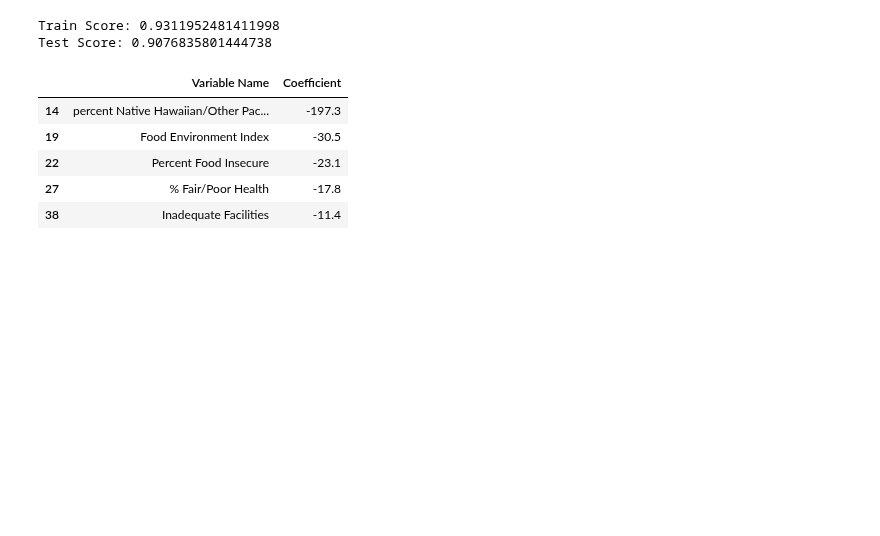
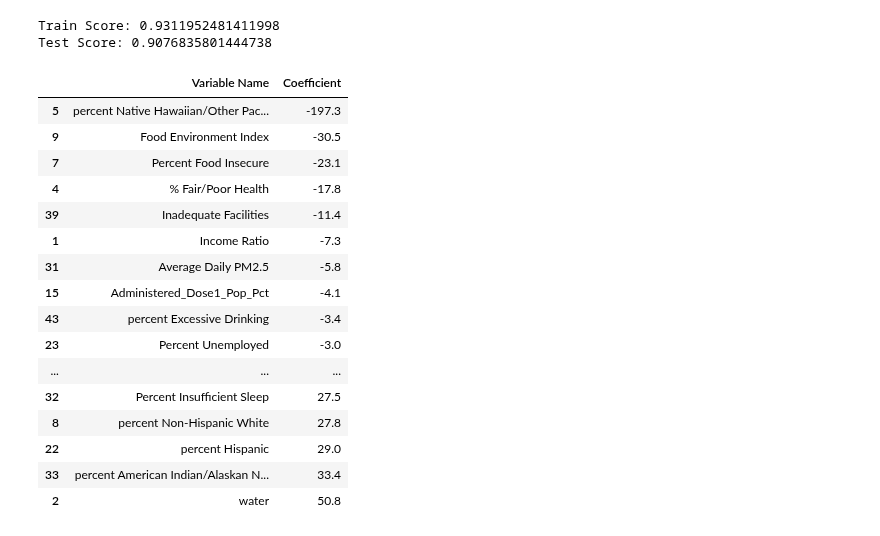
Before and after one commit to rafirahman27/Preparing_for_the_next_Pandemic, a Jupyter notebook: Code/04-Model_Benchmarks.ipynb, the cells around one changed output. Cells and saved outputs as stored; diff of their text form; code cells hidden in the pictures; blank space fills up the shorter version.

```diff
--- a/Code/04-Model_Benchmarks.ipynb
+++ b/Code/04-Model_Benchmarks.ipynb
@@ -105,11 +116,22 @@ Train Score: 0.9311952481411998
 Test Score: 0.9076835801444738
 # %%
 pd.DataFrame(set(zip(X4.columns, lr_county_deaths.coef_)), columns = ['Variable Name',
-                                    'Coefficient']).sort_values('Coefficient').round(1).head(5)
+                                    'Coefficient']).sort_values('Coefficient').round(1)
 # %% [output]
 |  | Variable Name | Coefficient |
-| 14 | percent Native Hawaiian/Other Pac... | -197.3 |
-| 19 | Food Environment Index | -30.5 |
-| 22 | Percent Food Insecure | -23.1 |
-| 27 | % Fair/Poor Health | -17.8 |
-| 38 | Inadequate Facilities | -11.4 |
+| 5 | percent Native Hawaiian/Other Pac... | -197.3 |
+| 9 | Food Environment Index | -30.5 |
+| 7 | Percent Food Insecure | -23.1 |
+| 4 | % Fair/Poor Health | -17.8 |
+| 39 | Inadequate Facilities | -11.4 |
+| 1 | Income Ratio | -7.3 |
+| 31 | Average Daily PM2.5 | -5.8 |
+| 15 | Administered_Dose1_Pop_Pct | -4.1 |
+| 43 | percent Excessive Drinking | -3.4 |
+| 23 | Percent Unemployed | -3.0 |
+| ... | ... | ... |
+| 32 | Percent Insufficient Sleep | 27.5 |
+| 8 | percent Non-Hispanic White | 27.8 |
+| 22 | percent Hispanic | 29.0 |
+| 33 | percent American Indian/Alaskan N... | 33.4 |
+| 2 | water | 50.8 |
```
Also changed, not shown: parts of 1 cell of this notebook.
